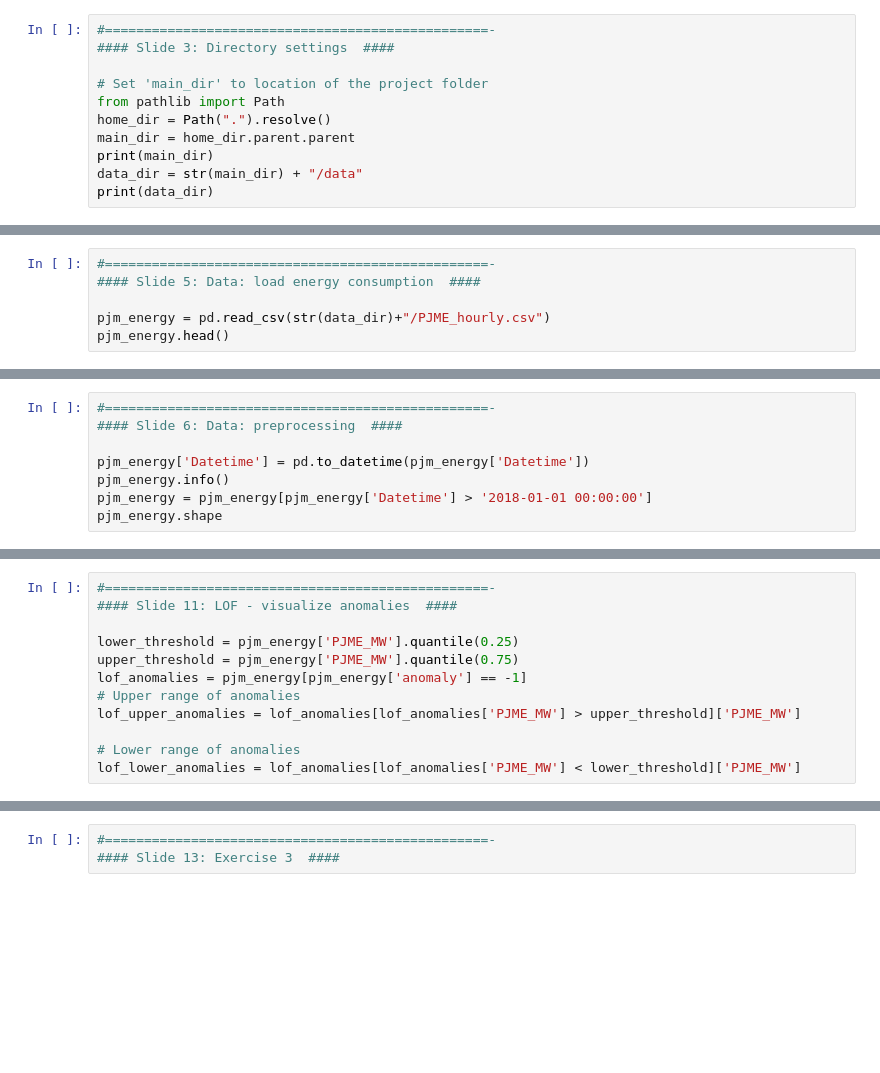
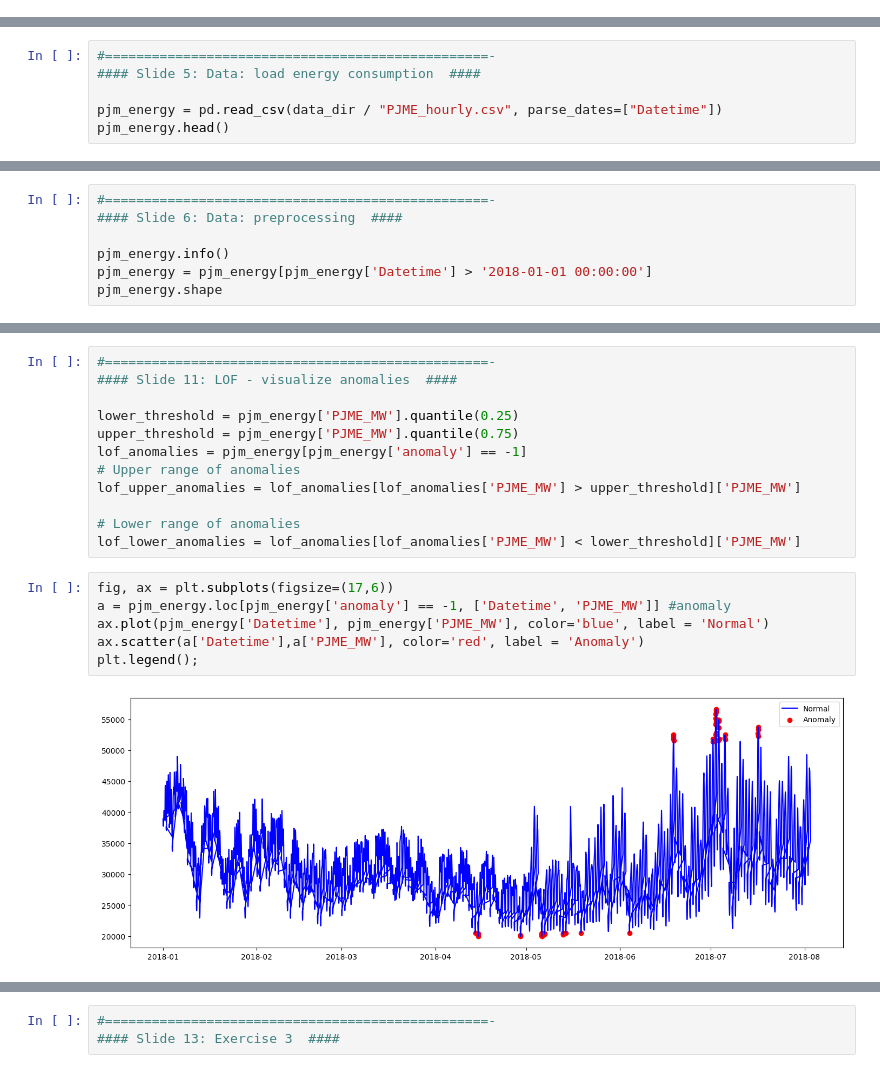
Before and after one commit to mskar/AnomalyDetection, a Jupyter notebook: Part 3-4/anomaly-detection-part-3-4-code.ipynb, the cells around one changed output, grey strips where cells are left out. Saved outputs shown, nothing was run; the diff lists cells and outputs as text; blank space fills up the shorter version.

```diff
--- a/Part 3-4/anomaly-detection-part-3-4-code.ipynb
+++ b/Part 3-4/anomaly-detection-part-3-4-code.ipynb
@@ -177,14 +313,3 @@ from sklearn.metrics import confusion_matrix, roc_auc_score
 from sklearn.neighbors import LocalOutlierFactor
 from sklearn.svm import OneClassSVM
 from sklearn.ensemble import IsolationForest
-# %%
-#=================================================-
-#### Slide 3: Directory settings  ####
-
-# Set 'main_dir' to location of the project folder
-from pathlib import Path
-home_dir = Path(".").resolve()
-main_dir = home_dir.parent.parent
-print(main_dir)
-data_dir = str(main_dir) + "/data"
-print(data_dir)
@@ -200,5 +324,5 @@ performance_df = pickle.load(open((data_dir + "/performance_anomalies.sav"),"rb"
 #=================================================-
 #### Slide 5: Data: load energy consumption  ####
 
-pjm_energy = pd.read_csv(str(data_dir)+"/PJME_hourly.csv")
+pjm_energy = pd.read_csv(data_dir / "PJME_hourly.csv", parse_dates=["Datetime"])
 pjm_energy.head()
@@ -206,7 +337,6 @@ pjm_energy.head()
 #=================================================-
 #### Slide 6: Data: preprocessing  ####
 
-pjm_energy['Datetime'] = pd.to_datetime(pjm_energy['Datetime'])
 pjm_energy.info()
 pjm_energy = pjm_energy[pjm_energy['Datetime'] > '2018-01-01 00:00:00']
 pjm_energy.shape
@@ -232,3 +373,11 @@ lof_upper_anomalies = lof_anomalies[lof_anomalies['PJME_MW'] > upper_threshold][
 
 # Lower range of anomalies
 lof_lower_anomalies = lof_anomalies[lof_anomalies['PJME_MW'] < lower_threshold]['PJME_MW']
+# %%
+fig, ax = plt.subplots(figsize=(17,6))
+a = pjm_energy.loc[pjm_energy['anomaly'] == -1, ['Datetime', 'PJME_MW']] #anomaly
+ax.plot(pjm_energy['Datetime'], pjm_energy['PJME_MW'], color='blue', label = 'Normal')
+ax.scatter(a['Datetime'],a['PJME_MW'], color='red', label = 'Anomaly')
+plt.legend();
+# %% [output]
+[figure, added]
```
Also changed, not shown: parts of 34 cells of this notebook, 1 other file.
